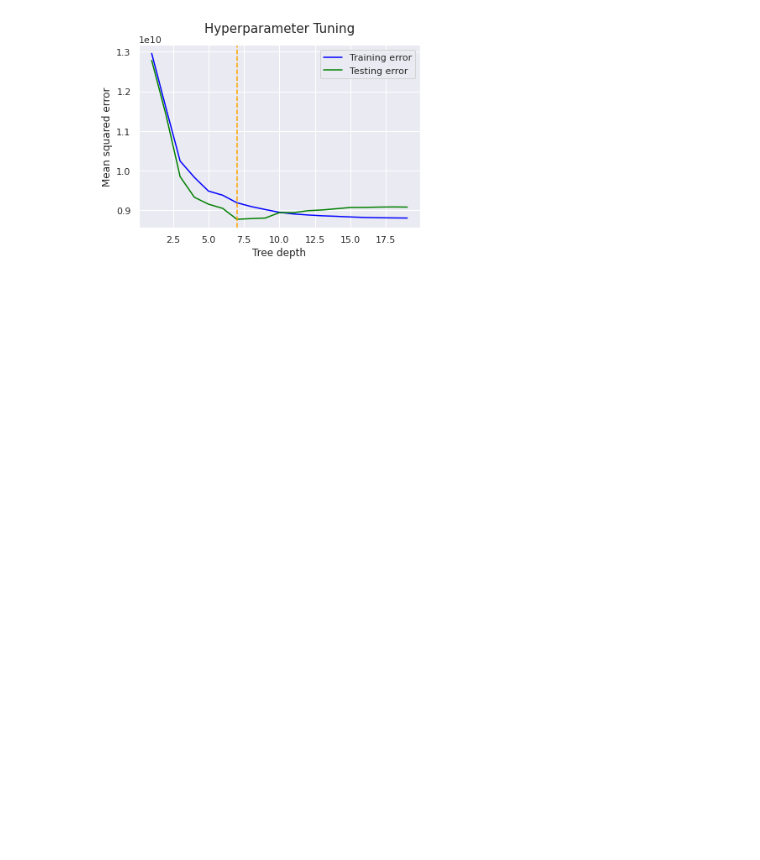
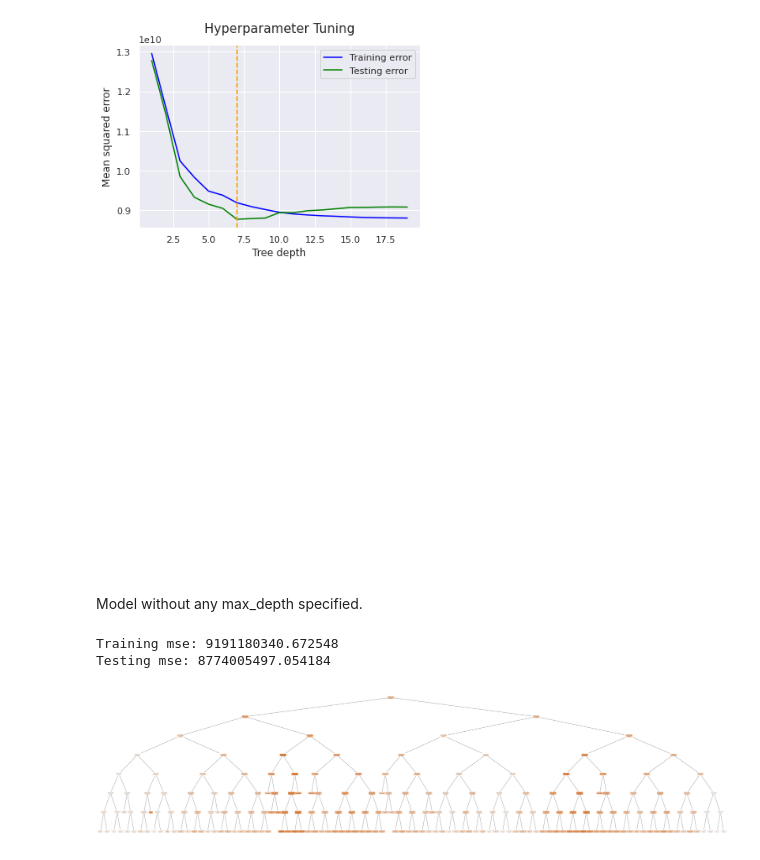
Before and after one commit to NBK-code/Demonstrations, a Jupyter notebook: Decision_Tree_Regression.ipynb, the cells around one changed output. Saved outputs shown, nothing was run; the diff lists cells and outputs as text; code cells hidden in the pictures; blank space fills up the shorter version.

```diff
--- a/Decision_Tree_Regression.ipynb
+++ b/Decision_Tree_Regression.ipynb
@@ -125,3 +125,21 @@ plt.legend()
 plt.savefig('error.png')
 # %% [output]
 [figure]
+# %% [markdown]
+Model without any max_depth specified.
+# %%
+from sklearn.metrics import mean_squared_error as mse
+model_ = DecisionTreeRegressor(max_depth = 7)
+model_.fit(X_train, y_train)
+print("Training mse:", mse(y_train, model_.predict(X_train)))
+print("Testing mse:", mse(y_test, model_.predict(X_test)))
+# %% [output]
+Training mse: 9191180340.672548
+Testing mse: 8774005497.054184
+# %%
+from sklearn.tree import plot_tree, export_text
+plt.figure(figsize =(80,20))
+
+plot_tree(model_, feature_names=X_train.columns, filled=True);
+# %% [output]
+[figure, added]
```
